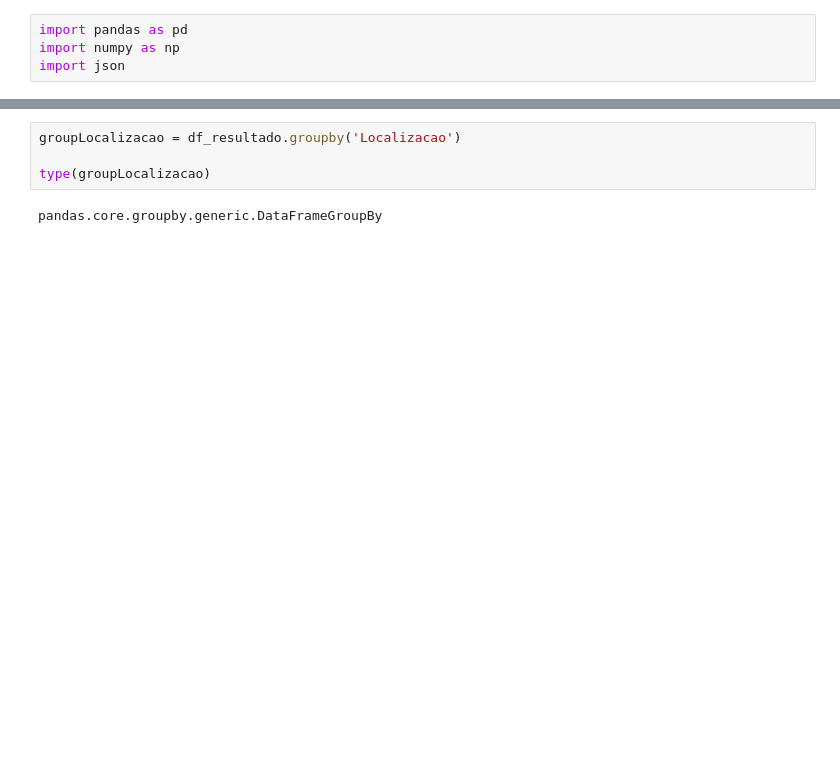
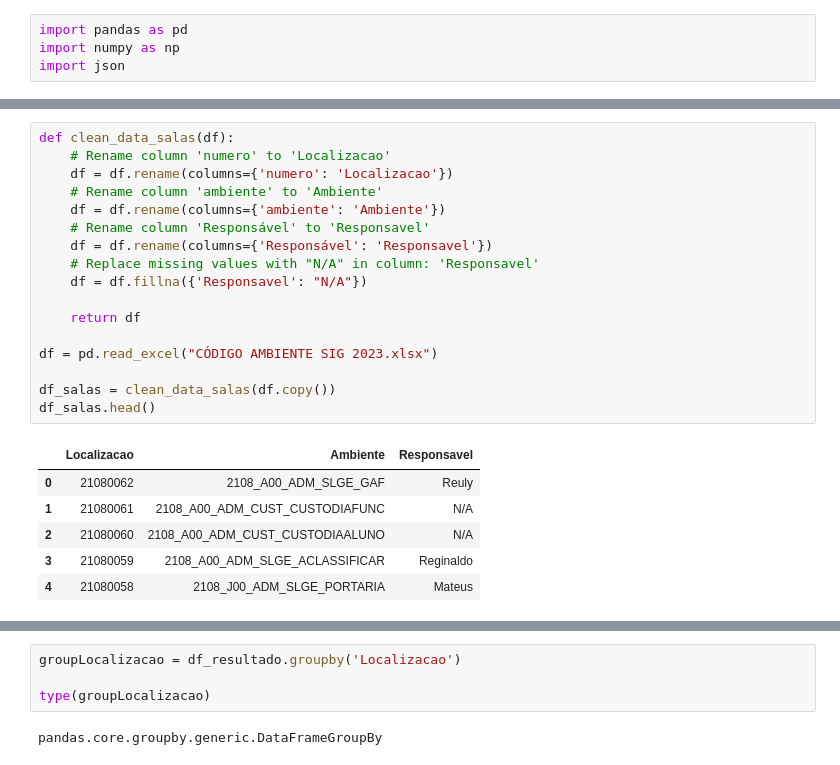
Before and after one commit to Mierzwagi/StockWise_python, a Jupyter notebook: test.ipynb, the cells around one changed output, grey strips where cells are left out. Cells and saved outputs as stored; diff of their text form; blank space fills up the shorter version.

```diff
--- a/test.ipynb
+++ b/test.ipynb
@@ -18,3 +41,27 @@ Index(['Localizacao', 'Ambiente', 'Responsavel'], dtype='object')
+# %%
+def clean_data_salas(df):
+    # Rename column 'numero' to 'Localizacao'
+    df = df.rename(columns={'numero': 'Localizacao'})
+    # Rename column 'ambiente' to 'Ambiente'
+    df = df.rename(columns={'ambiente': 'Ambiente'})
+    # Rename column 'Responsável' to 'Responsavel'
+    df = df.rename(columns={'Responsável': 'Responsavel'})
+    # Replace missing values with "N/A" in column: 'Responsavel'
+    df = df.fillna({'Responsavel': "N/A"})
+
+    return df
+
+df = pd.read_excel("CÓDIGO AMBIENTE SIG 2023.xlsx")
+
+df_salas = clean_data_salas(df.copy())
+df_salas.head()
+# %% [output]
+|  | Localizacao | Ambiente | Responsavel |
+| 0 | 21080062 | 2108_A00_ADM_SLGE_GAF | Reuly |
+| 1 | 21080061 | 2108_A00_ADM_CUST_CUSTODIAFUNC | N/A |
+| 2 | 21080060 | 2108_A00_ADM_CUST_CUSTODIAALUNO | N/A |
+| 3 | 21080059 | 2108_A00_ADM_SLGE_ACLASSIFICAR | Reginaldo |
+| 4 | 21080058 | 2108_J00_ADM_SLGE_PORTARIA | Mateus |
 # %%
 df_resultado = pd.merge(df_items, df_salas, on='Localizacao', how='inner')
 
```
Also changed, not shown: parts of 10 cells of this notebook, 6 other files.
